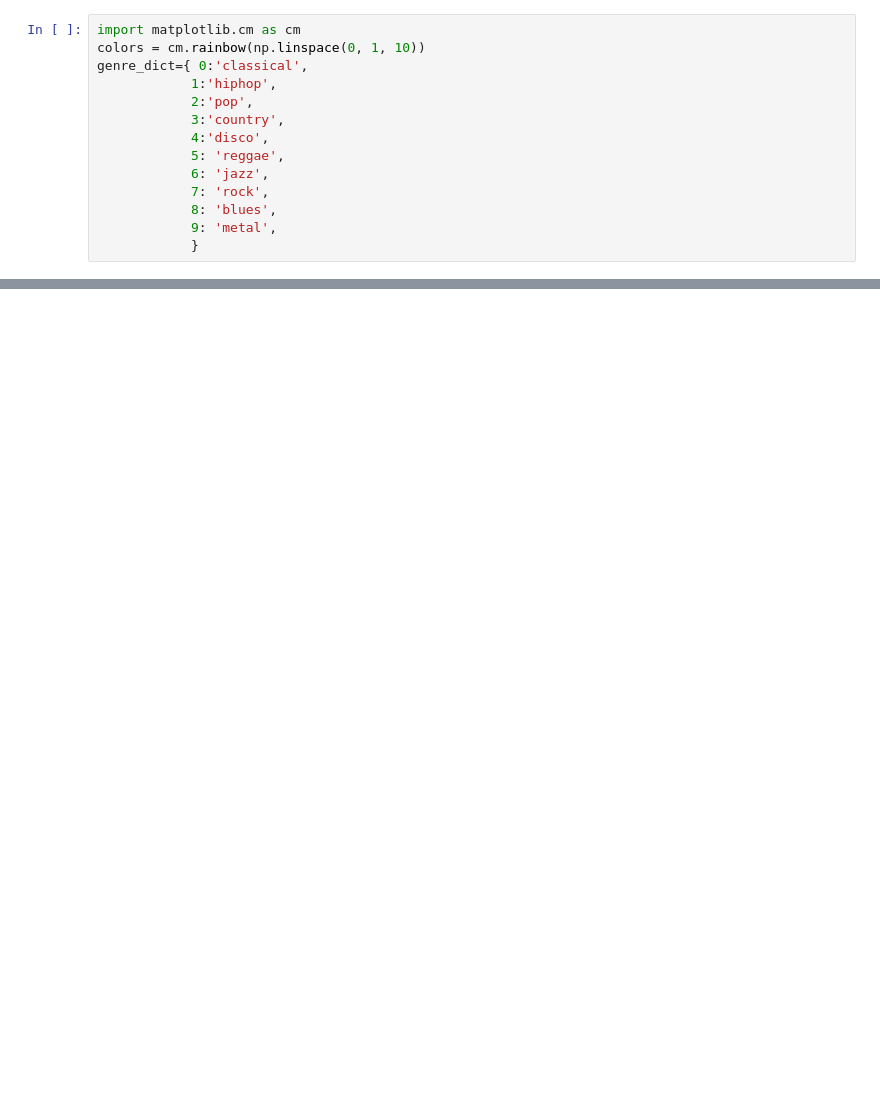
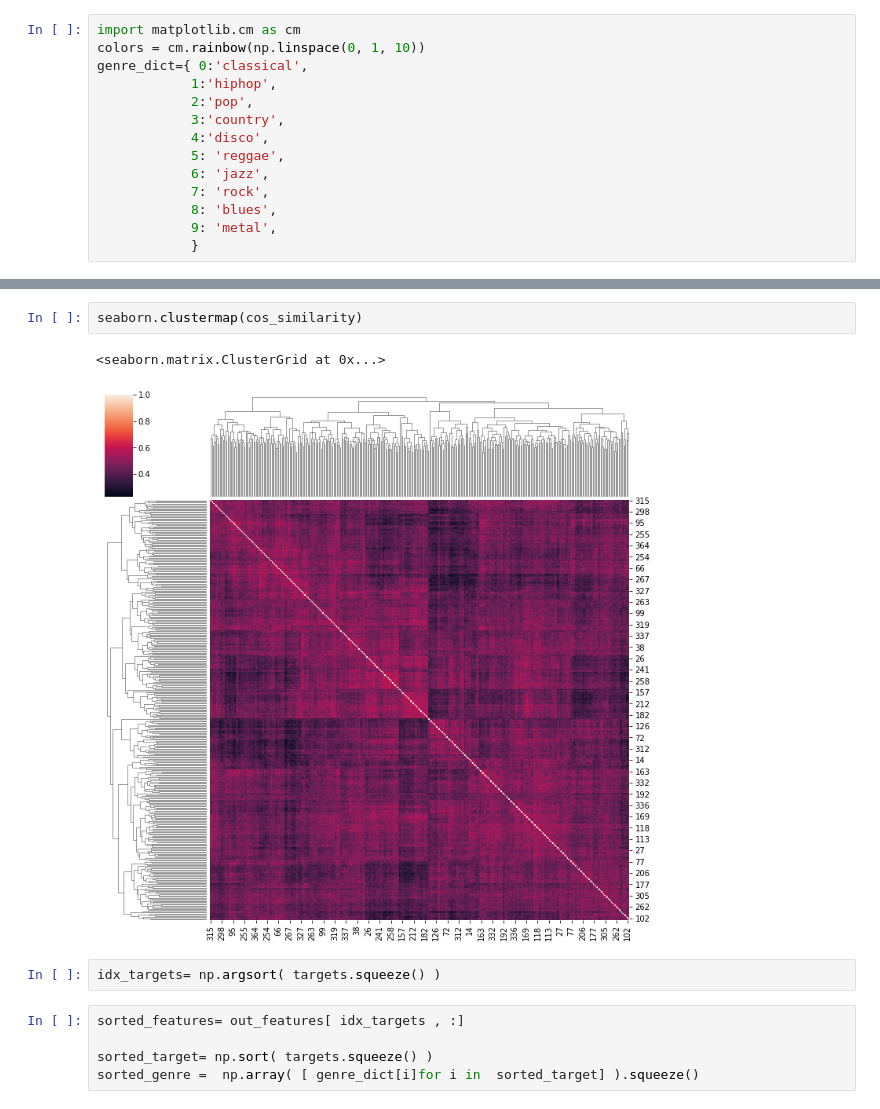
Before and after one commit to shomerthesec/NMA_Deep_Learning, a Jupyter notebook: Project/analyzing_the_output_of_the_model.ipynb, the cells around one changed output, grey strips where cells are left out. Saved outputs shown, nothing was run; the diff lists cells and outputs as text; blank space fills up the shorter version.

```diff
--- a/Project/analyzing_the_output_of_the_model.ipynb
+++ b/Project/analyzing_the_output_of_the_model.ipynb
@@ -314,0 +329,12 @@ for i in range(10):
+# %%
+seaborn.clustermap(cos_similarity)
+# %% [output]
+<seaborn.matrix.ClusterGrid at 0x...>
+[figure, added]
+# %%
+idx_targets= np.argsort( targets.squeeze() )
+# %%
+sorted_features= out_features[ idx_targets , :]
+
+sorted_target= np.sort( targets.squeeze() )
+sorted_genre =  np.array( [ genre_dict[i]for i in  sorted_target] ).squeeze()
```
Also changed, not shown: parts of 22 cells of this notebook, 2 other files.
